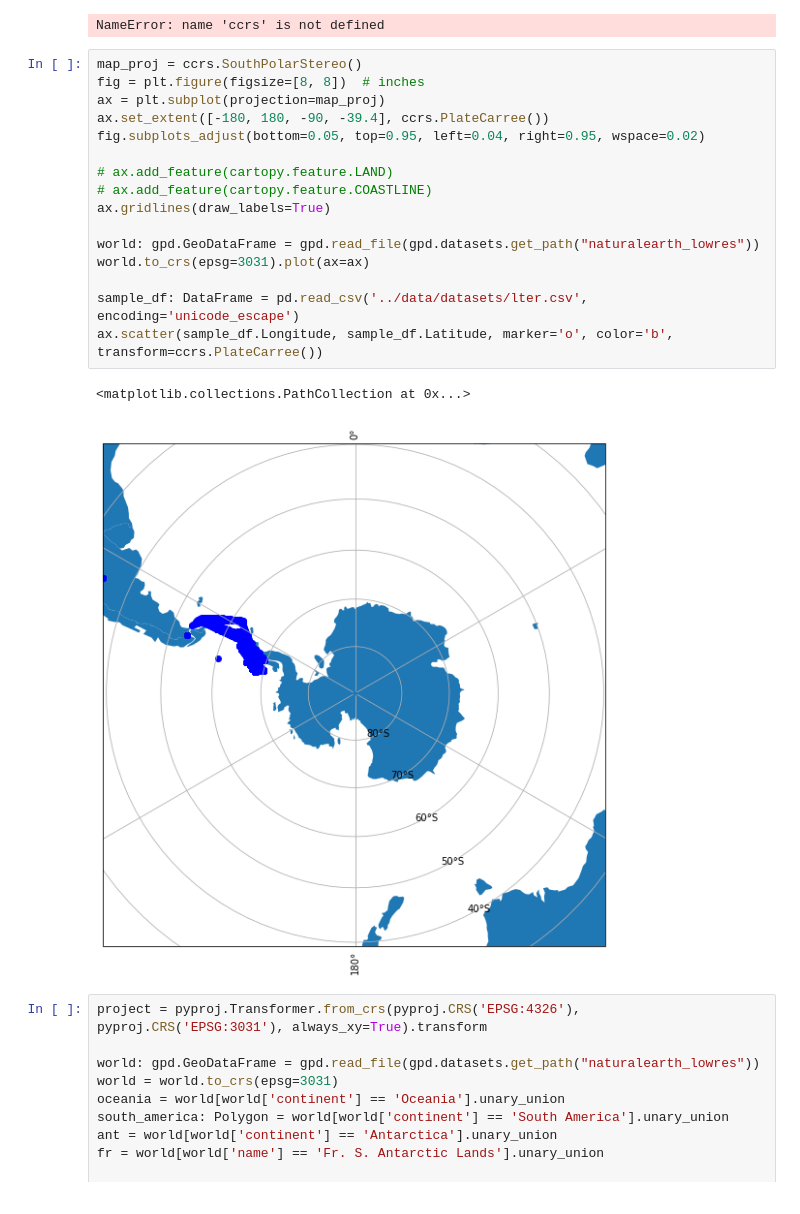
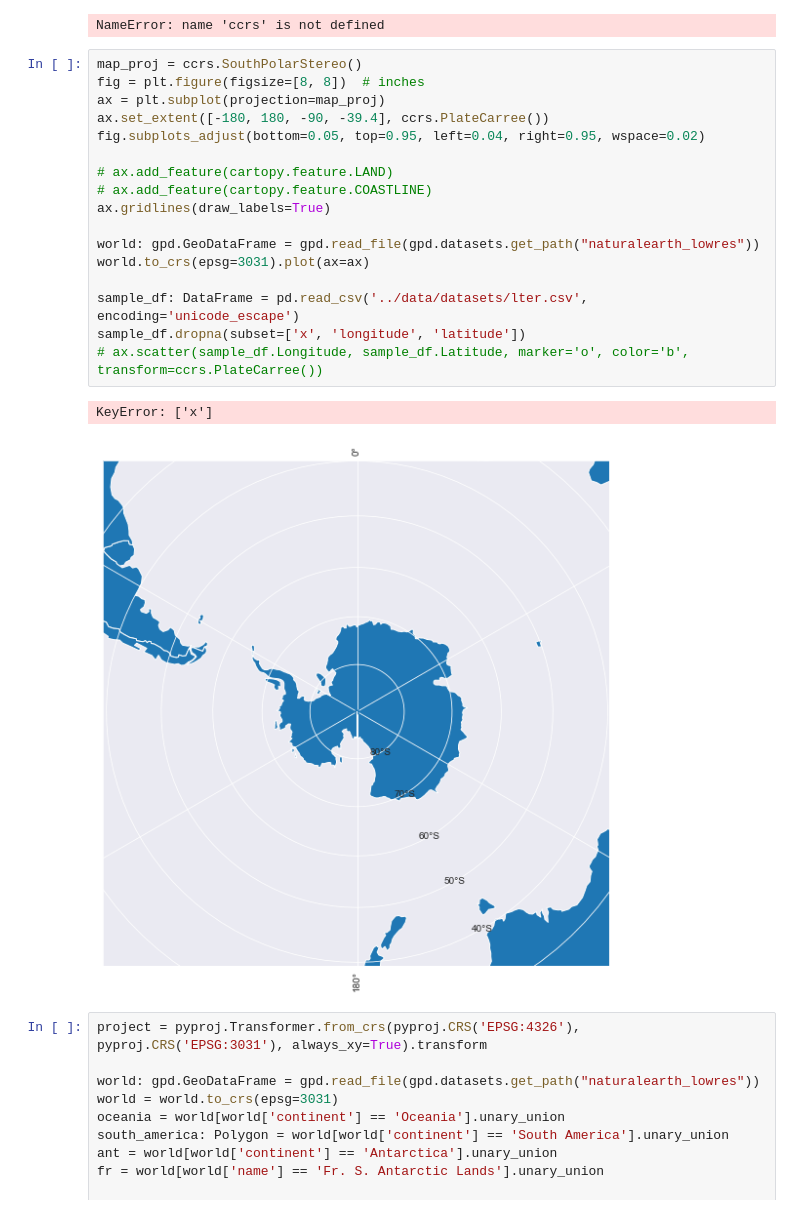
Before and after one commit to ayushnag/sophy, a Jupyter notebook: db/sophy_db.ipynb, the cells around one changed output. Drawn from its saved outputs; the diff is of its cells as text.

```diff
--- a/db/sophy_db.ipynb
+++ b/db/sophy_db.ipynb
@@ -544,22 +544,23 @@ NameError: name 'ccrs' is not defined
 # %%
 map_proj = ccrs.SouthPolarStereo()
 fig = plt.figure(figsize=[8, 8])  # inches
 ax = plt.subplot(projection=map_proj)
 ax.set_extent([-180, 180, -90, -39.4], ccrs.PlateCarree())
 fig.subplots_adjust(bottom=0.05, top=0.95, left=0.04, right=0.95, wspace=0.02)
 
 # ax.add_feature(cartopy.feature.LAND)
 # ax.add_feature(cartopy.feature.COASTLINE)
 ax.gridlines(draw_labels=True)
 
 world: gpd.GeoDataFrame = gpd.read_file(gpd.datasets.get_path("naturalearth_lowres"))
 world.to_crs(epsg=3031).plot(ax=ax)
 
 sample_df: DataFrame = pd.read_csv('../data/datasets/lter.csv', encoding='unicode_escape')
-ax.scatter(sample_df.Longitude, sample_df.Latitude, marker='o', color='b', transform=ccrs.PlateCarree())
+sample_df.dropna(subset=['x', 'longitude', 'latitude'])
+# ax.scatter(sample_df.Longitude, sample_df.Latitude, marker='o', color='b', transform=ccrs.PlateCarree())
 # %% [output]
-<matplotlib.collections.PathCollection at 0x...>
+KeyError: ['x']
-[figure, old version]
+[figure, new version]
 # %%
 project = pyproj.Transformer.from_crs(pyproj.CRS('EPSG:4326'), pyproj.CRS('EPSG:3031'), always_xy=True).transform
 
```
Also changed, not shown: 7 other files.
